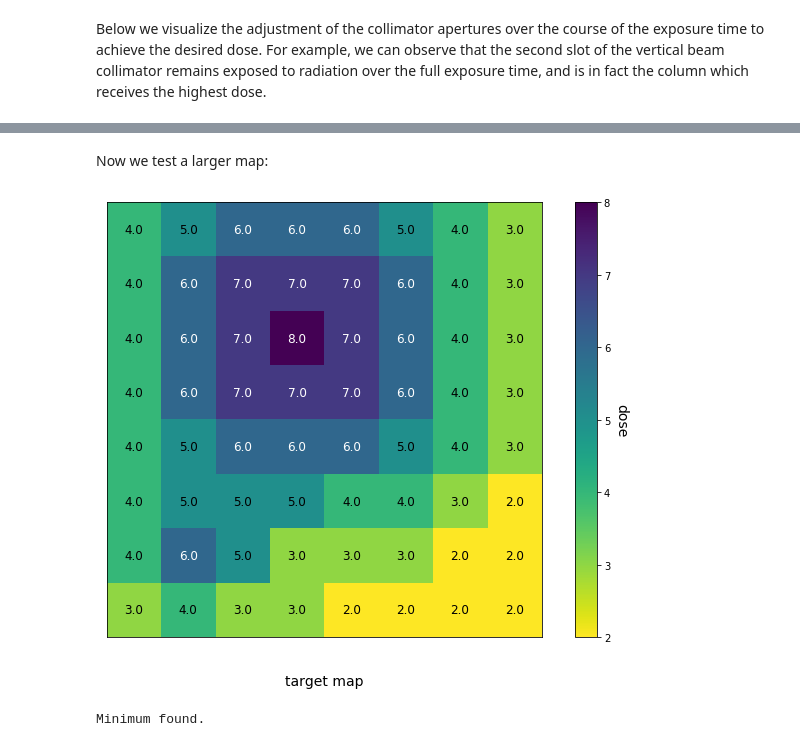
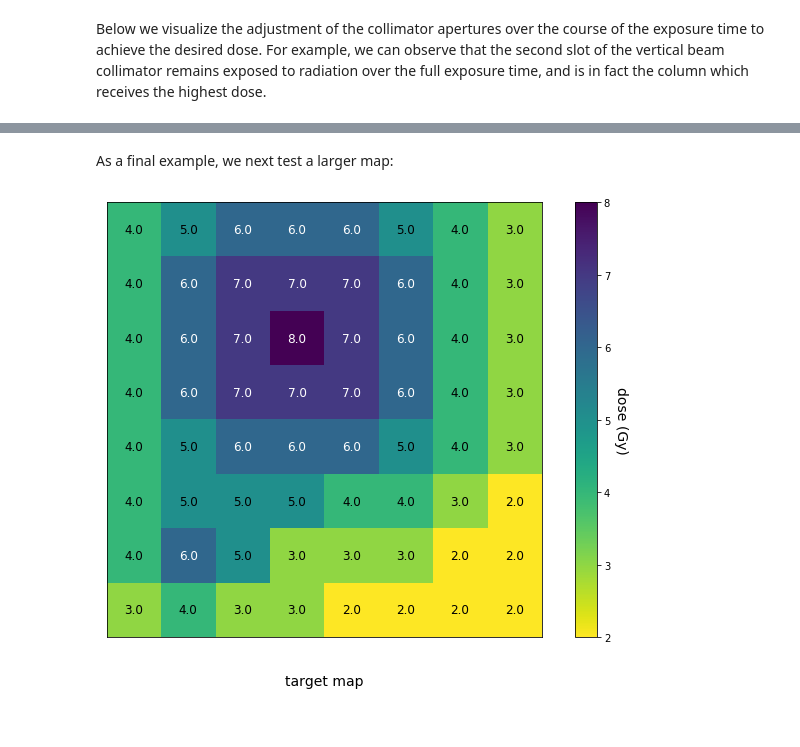
Before and after one commit to DualSapiens/cs207-FinalProject, a Jupyter notebook: docs/source/optimize_demo.ipynb, the cells around one changed output, grey strips where cells are left out. Drawn from its saved outputs; the diff is of its cells as text; code cells hidden in the pictures.

Commit message:
Update documentation and examples.

```diff
--- a/docs/source/optimize_demo.ipynb
+++ b/docs/source/optimize_demo.ipynb
@@ -118,17 +172,9 @@ plot_apertures(m,n,horiz_beam.collimator,vert_beam.collimator)
 # %% [markdown]
-Now we test a larger map:
+As a final example, we next test a larger map:
 # %%
 m = 8
 n = 8
 plan = PlannerInterface("dose_8x8.map")
-maps = plan.get_maps()
-
-fig, ax = plt.subplots(1,1,figsize=(12,8))
-plot_map(maps['target'], 'target', ax, 'viridis_r', fontsize=12)
-plt.show()
+plan.plot_map("target",fontsize=12)
 # %% [output]
-[figure, old version]
+[figure, new version]
-# %%
-dose_map, horiz_beam, vert_beam = plan.optimize(exposure_time=20)
-# %% [output]
-Minimum found.
```
Also changed, not shown: parts of 32 cells of this notebook, 3 other files.
